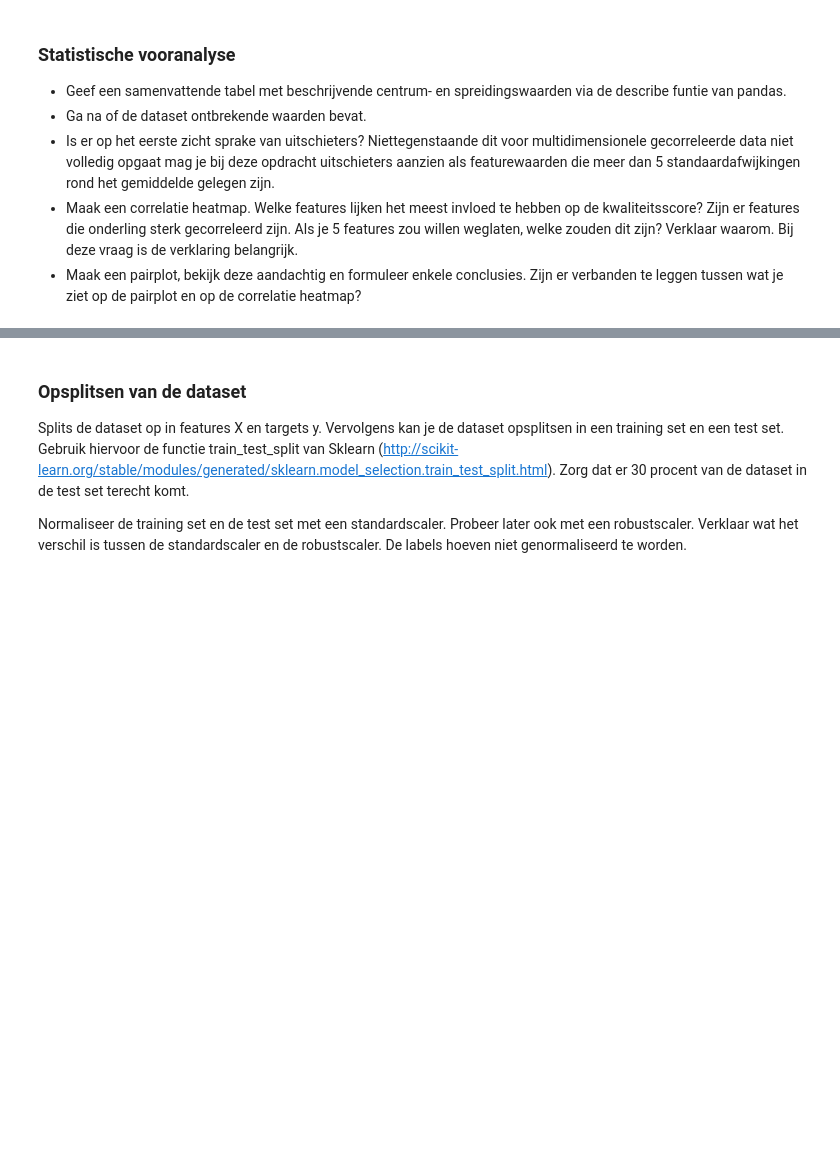
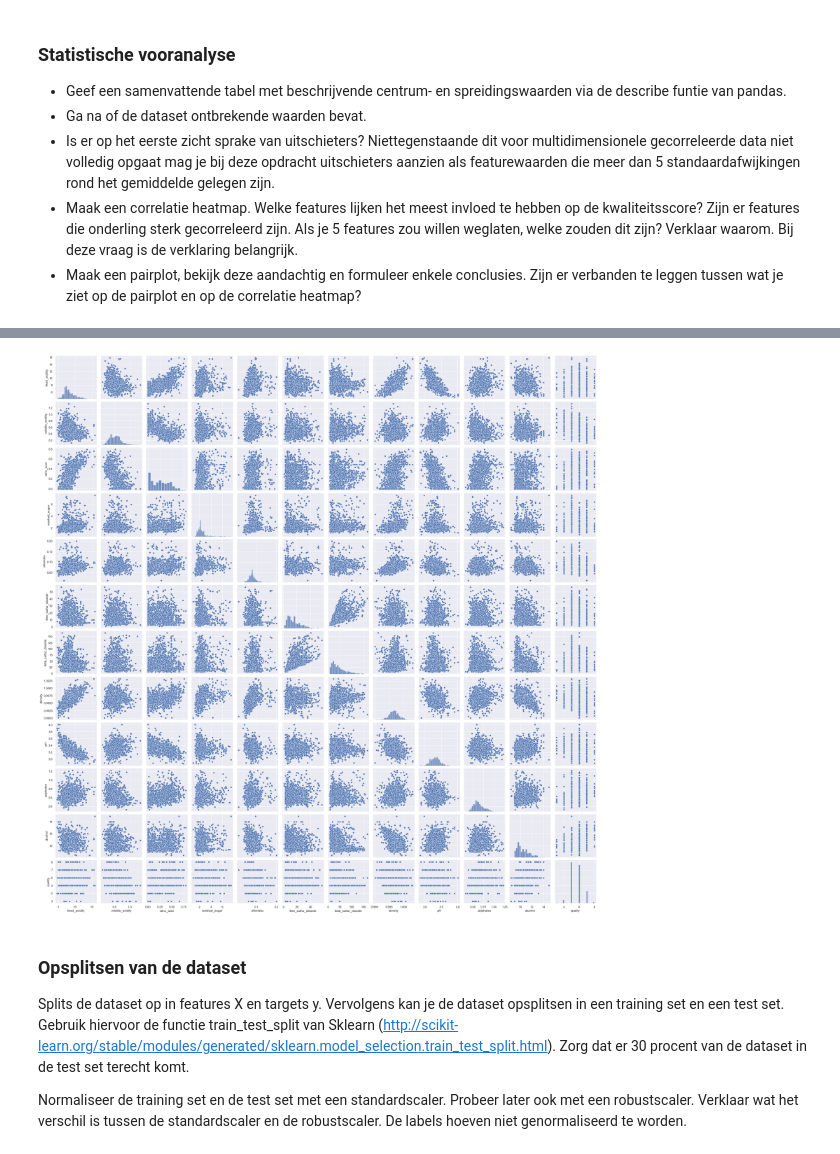
Before and after one commit to jdedeyne/Machine-Learning, a Jupyter notebook: jdd/Sessie_01_Regressie_Opdracht/Sessie_01_Regressie_Opdracht_Opgave.ipynb, the cells around one changed output, grey strips where cells are left out. Drawn from its saved outputs; the diff is of its cells as text; code cells hidden in the pictures; blank space fills up the shorter version.

```diff
--- a/jdd/Sessie_01_Regressie_Opdracht/Sessie_01_Regressie_Opdracht_Opgave.ipynb
+++ b/jdd/Sessie_01_Regressie_Opdracht/Sessie_01_Regressie_Opdracht_Opgave.ipynb
@@ -80,6 +130,9 @@ dataset.head()
 # %%
 # Pairplot (=scatterplot). (Dit kan wat tijd vragen om te genereren)
 # Formuleer conclusies
+sns.pairplot(dataset);
+# %% [output]
+[figure, added]
 # %% [markdown]
 ### Opsplitsen van de dataset
 
```
Also changed, not shown: parts of 25 cells of this notebook, 1 other file.
